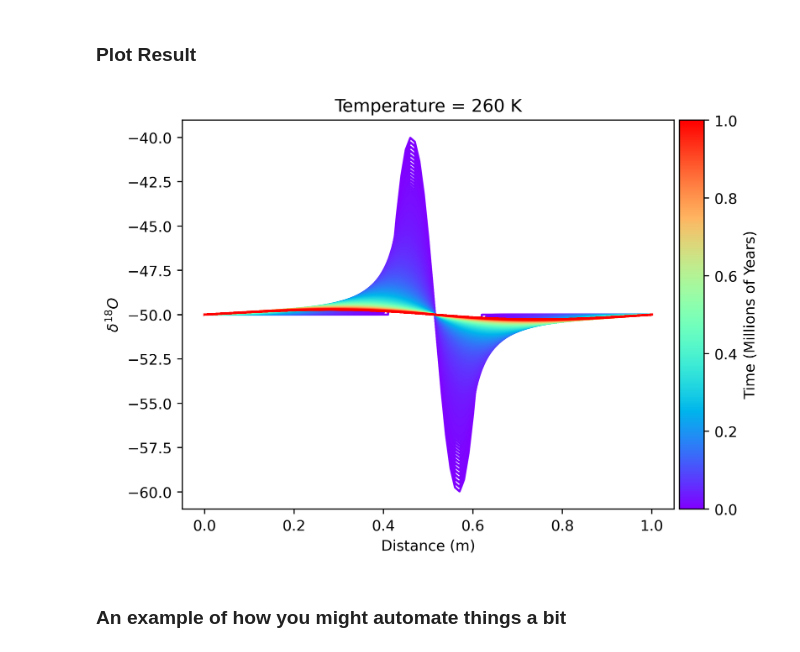
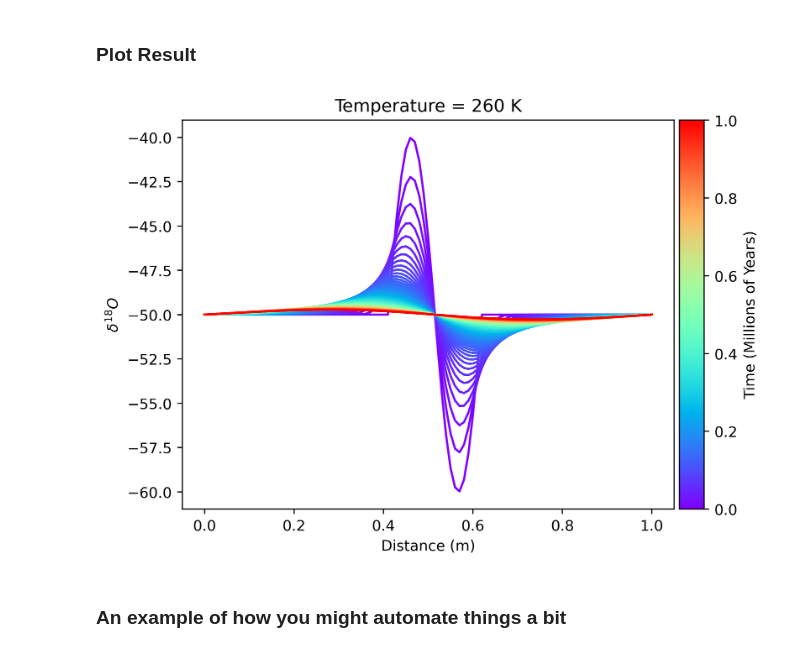
Before and after one commit to liamkirkpatrick/water-isotope-diffusion, a Jupyter notebook: 1d_model_firstbuild.ipynb, the cells around one changed output. Saved outputs shown, nothing was run; the diff lists cells and outputs as text; code cells hidden in the pictures.

```diff
--- a/1d_model_firstbuild.ipynb
+++ b/1d_model_firstbuild.ipynb
@@ -117,26 +120,26 @@ run1 = diffusion(t,z,z0,zmax,I,D)
 # %%
 # make figure
 fig, axs = plt.subplots(dpi=400)
 axs.set_title('Temperature = '+str(T)+' K')
 axs.set_ylabel(r'$\delta^{18}O$')
 axs.set_xlabel('Distance (m)')
 
 # set colormap and add colorbar
 norm = matplotlib.colors.Normalize(vmin=np.min(t)*10**-6,vmax=np.max(t)*10**-6)
 cmap = matplotlib.colormaps.get_cmap('rainbow')
 s_m = matplotlib.cm.ScalarMappable(cmap=cmap,norm=norm)
 s_m.set_array([])
 divider = make_axes_locatable(axs)
 cax = divider.append_axes('right', size='5%', pad=0.05)
 fig.colorbar(s_m,cax=cax,label='Time (Millions of Years)')
 
 # Plot all time steps
-for i in range(0,len(t),1000): # loop through all time steps
+for i in range(0,len(t),10000): # loop through all time steps
 
     # plot give time step. Shade by time. Ignore first/last point
     axs.plot(z,run1[i,:],color=cmap(i/len(t)))
 # %% [output]
-[figure, old version]
+[figure, new version]
 # %% [markdown]
 ### An example of how you might automate things a bit
 # %%
```
Also changed, not shown: parts of 1 cell of this notebook, 1 other file.
